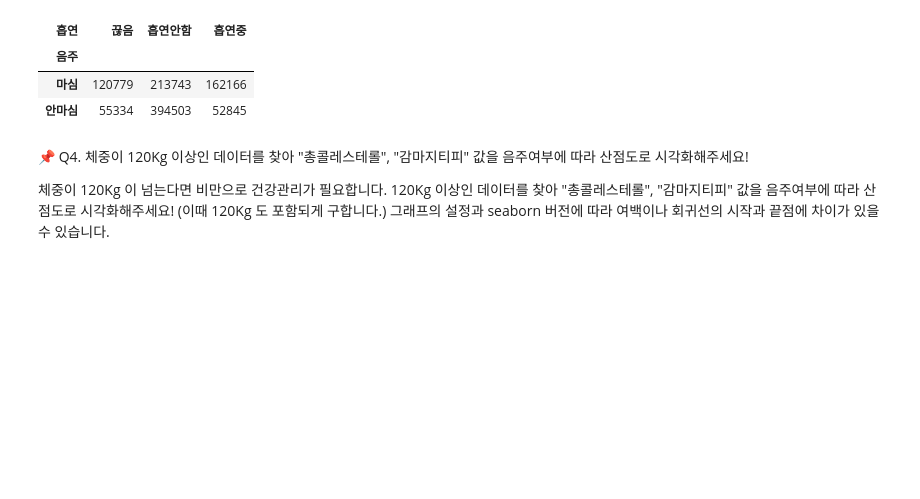
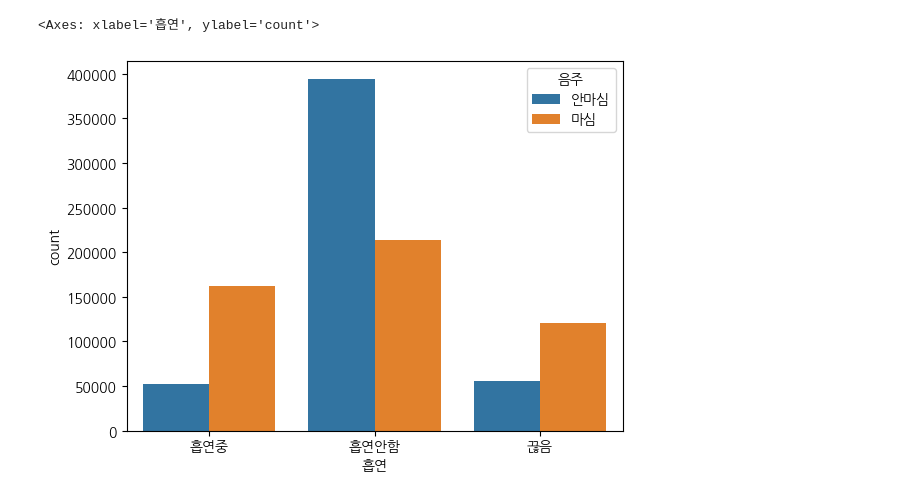
Before and after one commit to MinwooPyeon/Coaching_study_13_Data_Science_2023, a Jupyter notebook: 미션 3.ipynb, the cells around one changed output. Saved outputs shown, nothing was run; the diff lists cells and outputs as text; code cells hidden in the pictures; blank space fills up the shorter version.

```diff
--- a/미션 3.ipynb
+++ b/미션 3.ipynb
@@ -104,13 +105,8 @@ drink = {0: "안마심", 1: "마심"}
-# %%
-df['흡연'] = df['흡연상태'].map(smoke)
-df['음주'] = df['음주여부'].map(drink)
-pd.crosstab(df['음주'], df['흡연'])
-# %% [output]
-| 흡연 | 끊음 | 흡연안함 | 흡연중 |
-| 음주 |  |  |  |
-| 마심 | 120779 | 213743 | 162166 |
-| 안마심 | 55334 | 394503 | 52845 |
-# %% [markdown]
-📌 Q4. 체중이 120Kg 이상인 데이터를 찾아 "총콜레스테롤", "감마지티피" 값을 음주여부에 따라 산점도로 시각화해주세요!
-
-체중이 120Kg 이 넘는다면 비만으로 건강관리가 필요합니다. 120Kg 이상인 데이터를 찾아 "총콜레스테롤", "감마지티피" 값을 음주여부에 따라 산점도로 시각화해주세요! (이때 120Kg 도 포함되게 구합니다.) 그래프의 설정과 seaborn 버전에 따라 여백이나 회귀선의 시작과 끝점에 차이가 있을 수 있습니다.
+# %%
+import matplotlib.pyplot as plt
+import seaborn as sns
+
+sns.countplot(data=df, x="흡연", hue="음주")
+# %% [output]
+<Axes: xlabel='흡연', ylabel='count'>
+[figure, added]
```
Also changed, not shown: parts of 22 cells of this notebook, 2 other files.
